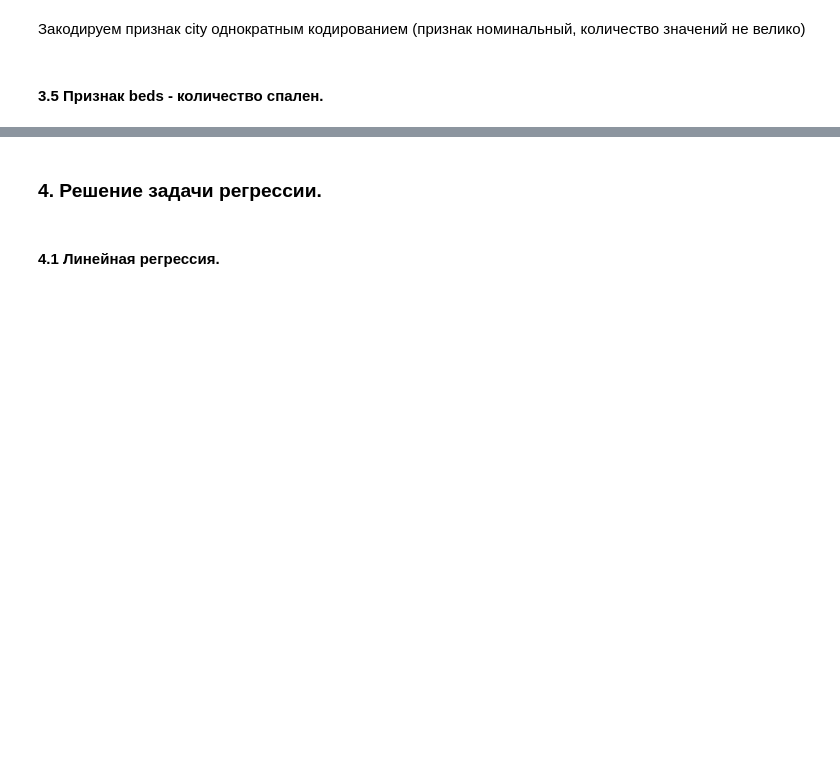
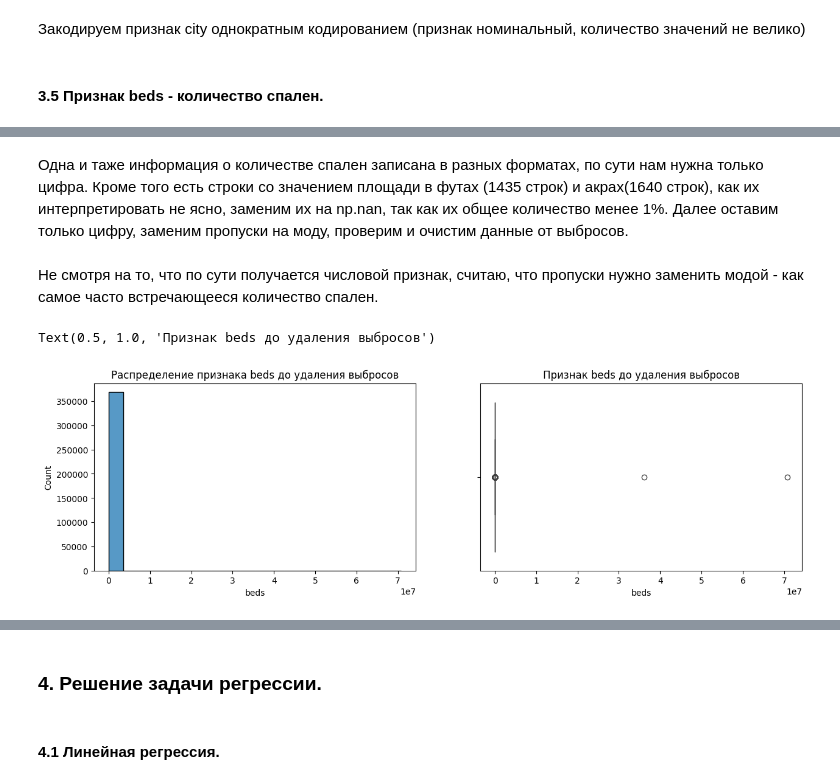
Before and after one commit to LNarnia/IDE_new, a Jupyter notebook: Skillfactory/final_project/project.ipynb, the cells around one changed output, grey strips where cells are left out. Cells and saved outputs as stored; diff of their text form; code cells hidden in the pictures; blank space fills up the shorter version.

```diff
--- a/Skillfactory/final_project/project.ipynb
+++ b/Skillfactory/final_project/project.ipynb
@@ -710,0 +774,25 @@ data = data.drop('city', axis = 1)
+# %% [markdown]
+Одна и таже информация о количестве спален записана в разных форматах, по сути нам нужна только цифра. Кроме того есть строки со значением площади в футах (1435 строк) и акрах(1640 строк), как их интерпретировать не ясно, заменим их на np.nan, так как их общее количество менее 1%. Далее оставим только цифру, заменим пропуски на моду, проверим и очистим данные от выбросов.
+# %%
+# заменяем на np.nan строки с площадью
+data['beds'] = data['beds'].fillna('unkown')
+data['beds'] = data['beds'].apply(lambda x: np.nan if 'sqft' in x or 'acr' in x or 'unkown' in x else x)
+# оставляем только числа
+data['beds'] = data['beds'].str.replace(r"[^\d\.]", "", regex=True)
+data['beds'] = data['beds'].apply(lambda x: str(x).replace('.', '') if  str(x).endswith('.') else x)
+data['beds'] = data['beds'].apply(lambda x: np.nan if  x == '' else x)
+# %% [markdown]
+Не смотря на то, что по сути получается числовой признак, считаю, что пропуски нужно заменить модой - как самое часто встречающееся количество спален.
+# %%
+data['beds'] = data['beds'].fillna(data['beds'].mode()[0])
+data['beds'] = data['beds'].astype(float)
+data['beds'] = data['beds'].astype(int)
+# %%
+fig, axes = plt.subplots(1,2, figsize = (15,4))
+histplot = sns.histplot(data = data, x = 'beds', bins=20, ax = axes[0]);
+histplot.set_title('Распределение признака beds до удаления выбросов')
+boxplot = sns.boxplot( data = data, x = 'beds', ax = axes[1])
+boxplot.set_title('Признак beds до удаления выбросов')
+# %% [output]
+Text(0.5, 1.0, 'Признак beds до удаления выбросов')
+[figure, added]
```
Also changed, not shown: parts of 40 cells of this notebook, 1 other file.
